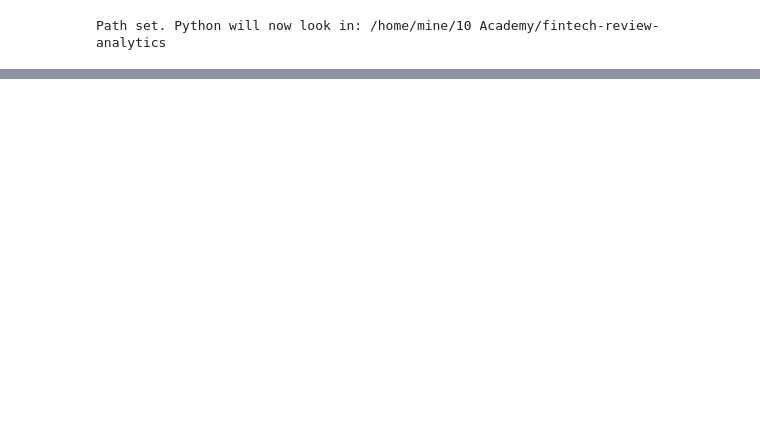
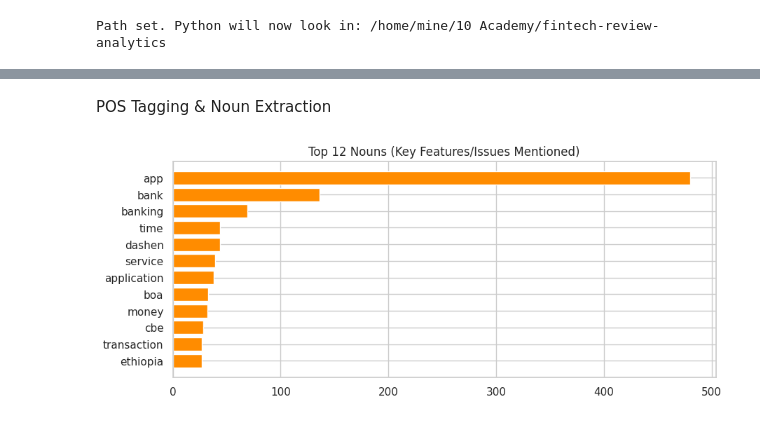
Before and after one commit to tibarekb/fintech-review-analytics, a Jupyter notebook: notebooks/data_analysis.ipynb, the cells around one changed output, grey strips where cells are left out. Saved outputs shown, nothing was run; the diff lists cells and outputs as text; code cells hidden in the pictures; blank space fills up the shorter version.

```diff
--- a/notebooks/data_analysis.ipynb
+++ b/notebooks/data_analysis.ipynb
@@ -186,0 +171,28 @@ plt.tight_layout(); plt.show()
+# %% [markdown]
+POS Tagging & Noun Extraction
+# %%
+# Identifying Product Features (Nouns)
+import nltk
+from nltk import word_tokenize, pos_tag
+from collections import Counter
+import matplotlib.pyplot as plt
+
+try:
+    nltk.data.find('taggers/averaged_perceptron_tagger_eng')
+except LookupError:
+    nltk.download('averaged_perceptron_tagger_eng', quiet=True)
+
+def extract_nouns(text):
+    tokens = word_tokenize(text)
+    return [w.lower() for w, p in pos_tag(tokens) if p.startswith('NN') and len(w) > 2 and w.lower() not in stop_words]
+
+df_clean['nouns'] = df_clean['review'].apply(extract_nouns)
+all_nouns = [n for ns in df_clean['nouns'] for n in ns]
+noun_counts = Counter(all_nouns).most_common(12)
+
+plt.figure(figsize=(10, 4))
+plt.barh([x[0] for x in noun_counts][::-1], [x[1] for x in noun_counts][::-1], color='darkorange')
+plt.title('Top 12 Nouns (Key Features/Issues Mentioned)')
+plt.show()
+# %% [output]
+[figure, added]
```
Also changed, not shown: parts of 33 cells of this notebook, 3 other files.
